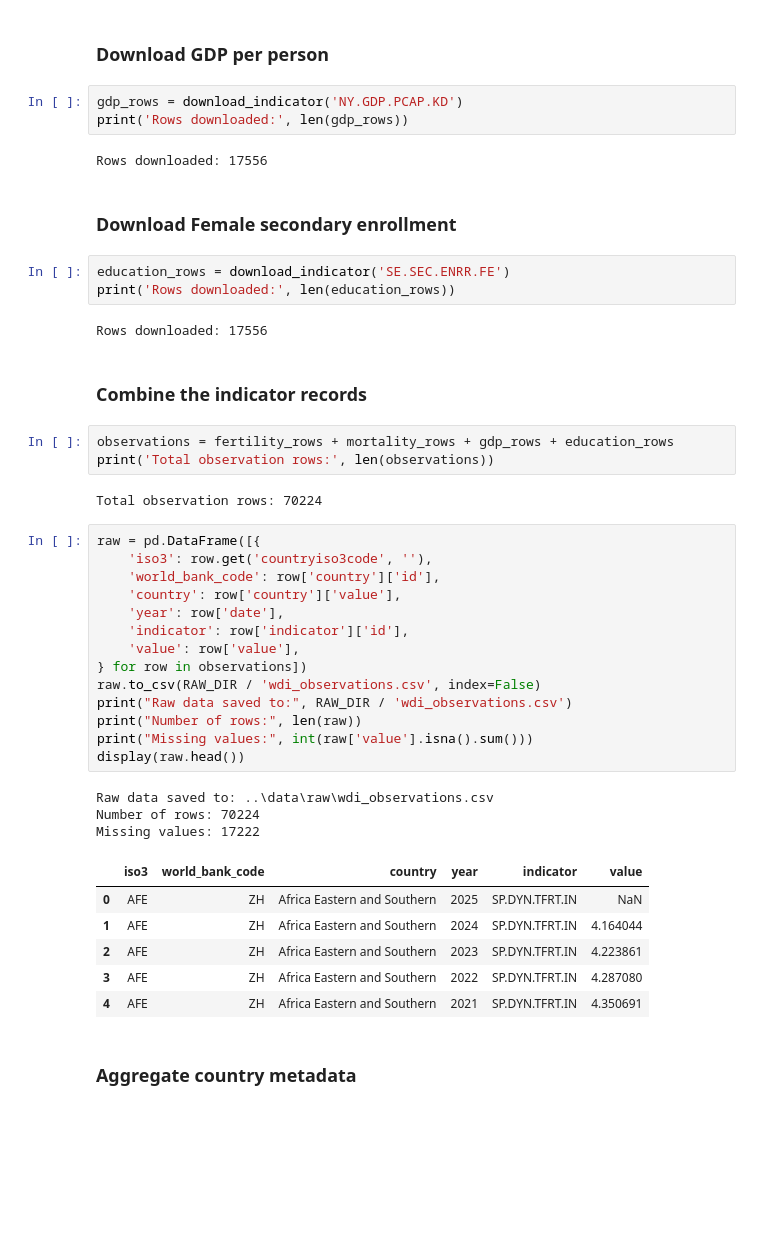
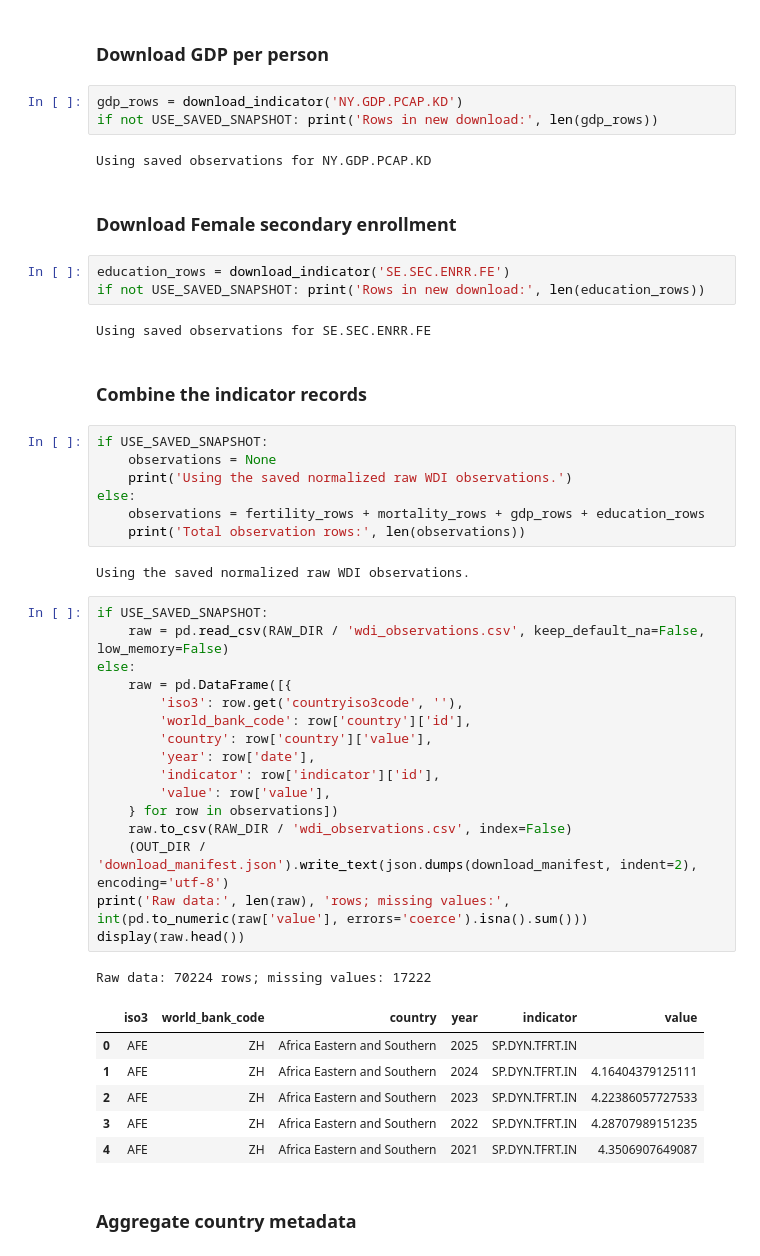
Before and after one commit to LinhNguyen2901/beyond-birth-rate, a Jupyter notebook: notebooks/fertility_development_poc.ipynb, the cells around one changed output. Drawn from its saved outputs; the diff is of its cells as text; blank space fills up the shorter version.

```diff
--- a/notebooks/fertility_development_poc.ipynb
+++ b/notebooks/fertility_development_poc.ipynb
@@ -88,47 +112,51 @@ Rows downloaded: 17556
 ### Download GDP per person
 # %%
 gdp_rows = download_indicator('NY.GDP.PCAP.KD')
-print('Rows downloaded:', len(gdp_rows))
+if not USE_SAVED_SNAPSHOT: print('Rows in new download:', len(gdp_rows))
 # %% [output]
-Rows downloaded: 17556
+Using saved observations for NY.GDP.PCAP.KD
 # %% [markdown]
 ### Download Female secondary enrollment
 # %%
 education_rows = download_indicator('SE.SEC.ENRR.FE')
-print('Rows downloaded:', len(education_rows))
+if not USE_SAVED_SNAPSHOT: print('Rows in new download:', len(education_rows))
 # %% [output]
-Rows downloaded: 17556
+Using saved observations for SE.SEC.ENRR.FE
 # %% [markdown]
 ### Combine the indicator records
 # %%
-observations = fertility_rows + mortality_rows + gdp_rows + education_rows
-print('Total observation rows:', len(observations))
+if USE_SAVED_SNAPSHOT:
+    observations = None
+    print('Using the saved normalized raw WDI observations.')
+else:
+    observations = fertility_rows + mortality_rows + gdp_rows + education_rows
+    print('Total observation rows:', len(observations))
 # %% [output]
-Total observation rows: 70224
+Using the saved normalized raw WDI observations.
 # %%
-raw = pd.DataFrame([{
-    'iso3': row.get('countryiso3code', ''),
-    'world_bank_code': row['country']['id'],
-    'country': row['country']['value'],
-    'year': row['date'],
-    'indicator': row['indicator']['id'],
-    'value': row['value'],
-} for row in observations])
-raw.to_csv(RAW_DIR / 'wdi_observations.csv', index=False)
-print("Raw data saved to:", RAW_DIR / 'wdi_observations.csv')
-print("Number of rows:", len(raw))
-print("Missing values:", int(raw['value'].isna().sum()))
+if USE_SAVED_SNAPSHOT:
+    raw = pd.read_csv(RAW_DIR / 'wdi_observations.csv', keep_default_na=False, low_memory=False)
+else:
+    raw = pd.DataFrame([{
+        'iso3': row.get('countryiso3code', ''),
+        'world_bank_code': row['country']['id'],
+        'country': row['country']['value'],
+        'year': row['date'],
+        'indicator': row['indicator']['id'],
+        'value': row['value'],
+    } for row in observations])
+    raw.to_csv(RAW_DIR / 'wdi_observations.csv', index=False)
+    (OUT_DIR / 'download_manifest.json').write_text(json.dumps(download_manifest, indent=2), encoding='utf-8')
+print('Raw data:', len(raw), 'rows; missing values:', int(pd.to_numeric(raw['value'], errors='coerce').isna().sum()))
 display(raw.head())
 # %% [output]
-Raw data saved to: ..\data\raw\wdi_observations.csv
-Number of rows: 70224
-Missing values: 17222
+Raw data: 70224 rows; missing values: 17222
 |  | iso3 | world_bank_code | country | year | indicator | value |
-| 0 | AFE | ZH | Africa Eastern and Southern | 2025 | SP.DYN.TFRT.IN | NaN |
-| 1 | AFE | ZH | Africa Eastern and Southern | 2024 | SP.DYN.TFRT.IN | 4.164044 |
-| 2 | AFE | ZH | Africa Eastern and Southern | 2023 | SP.DYN.TFRT.IN | 4.223861 |
-| 3 | AFE | ZH | Africa Eastern and Southern | 2022 | SP.DYN.TFRT.IN | 4.287080 |
-| 4 | AFE | ZH | Africa Eastern and Southern | 2021 | SP.DYN.TFRT.IN | 4.350691 |
+| 0 | AFE | ZH | Africa Eastern and Southern | 2025 | SP.DYN.TFRT.IN |  |
+| 1 | AFE | ZH | Africa Eastern and Southern | 2024 | SP.DYN.TFRT.IN | 4.16404379125111 |
+| 2 | AFE | ZH | Africa Eastern and Southern | 2023 | SP.DYN.TFRT.IN | 4.22386057727533 |
+| 3 | AFE | ZH | Africa Eastern and Southern | 2022 | SP.DYN.TFRT.IN | 4.28707989151235 |
+| 4 | AFE | ZH | Africa Eastern and Southern | 2021 | SP.DYN.TFRT.IN | 4.3506907649087 |
 # %% [markdown]
 ### Aggregate country metadata
 # %%
```
Also changed, not shown: parts of 17 cells of this notebook, 1 other file.
